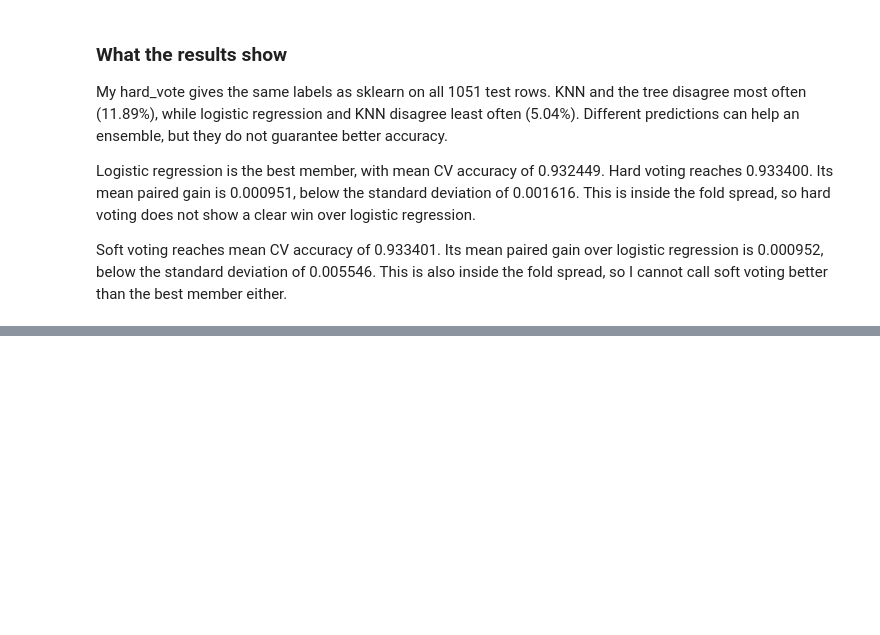
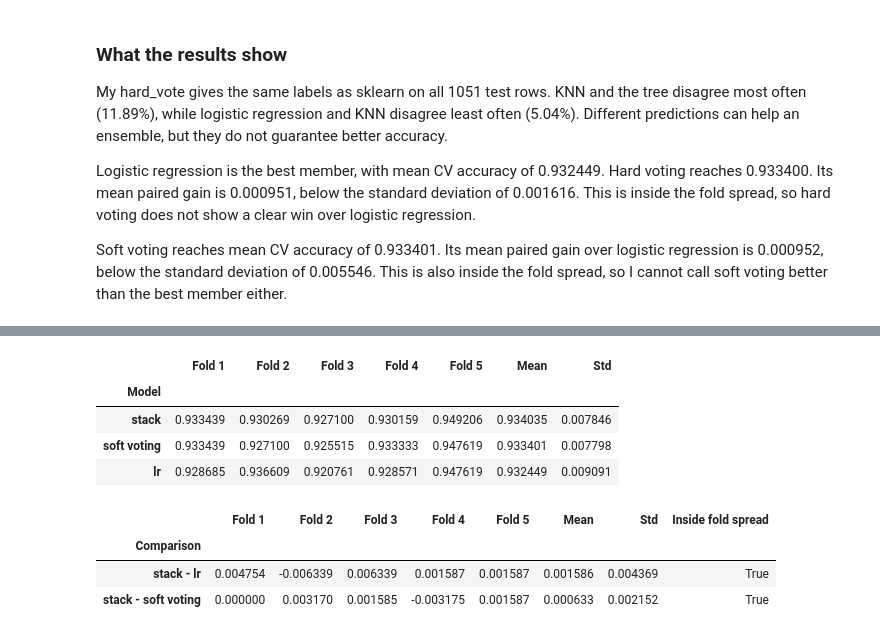
Before and after one commit to ZhalgasB/task-04-ML-course, a Jupyter notebook: bissenbai_task4.ipynb, the cells around one changed output, grey strips where cells are left out. Cells and saved outputs as stored; diff of their text form; code cells hidden in the pictures; blank space fills up the shorter version.

Commit message:
Stacking

```diff
--- a/bissenbai_task4.ipynb
+++ b/bissenbai_task4.ipynb
@@ -574,0 +611,12 @@ Soft voting reaches mean CV accuracy of 0.933401. Its mean paired gain over logi
+# %%
+from sklearn.ensemble import StackingClassifier
+
+stack = StackingClassifier(members, LogisticRegression(), cv=cv).fit(X_train, y_train)
+sklearn_stack_predictions = stack.predict(X_test)
+sklearn_stack_accuracy = stack.score(X_test, y_test)
+coefficient_gap = np.max(np.abs(meta_oof.coef_ - stack.final_estimator_.coef_))
+
+print(f"Largest coefficient difference: {coefficient_gap:.12g}")
+print("Test predictions are identical:", np.array_equal(manual_stack_predictions, sklearn_stack_predictions))
+print(f"Manual stacking test accuracy:  {manual_stack_accuracy:.6f}")
+print(f"Sklearn stacking test accuracy: {sklearn_stack_accuracy:.6f}")
@@ -574,0 +633,15 @@ Soft voting reaches mean CV accuracy of 0.933401. Its mean paired gain over logi
+# %%
+naive_columns = []
+for name, member in members:
+    fitted_member = clone(member).fit(X_train, y_train)
+    naive_columns.append(fitted_member.predict_proba(X_train)[:, 1])
+
+naive_train = np.column_stack(naive_columns)
+meta_naive = LogisticRegression().fit(naive_train, y_train)
+
+coefficient_table = pd.DataFrame({
+    "Member": [name for name, _ in members],
+    "Naive coefficient": meta_naive.coef_[0],
+    "Out-of-fold coefficient": meta_oof.coef_[0],
+}).set_index("Member")
+coefficient_table.round(6)
@@ -574,0 +660,39 @@ Soft voting reaches mean CV accuracy of 0.933401. Its mean paired gain over logi
+# %%
+stacking_models = {"stack": stack, "soft voting": soft_voting, best_member_name: best_member}
+stacking_cv_scores = {}
+stacking_cv_rows = []
+
+for name, model in stacking_models.items():
+    scores = cross_validate(model, X_train, y_train, cv=cv, scoring="accuracy")["test_score"]
+    stacking_cv_scores[name] = scores
+    stacking_cv_rows.append([name, *scores, scores.mean(), scores.std()])
+
+stacking_cv_table = pd.DataFrame(stacking_cv_rows, columns=score_columns).set_index("Model")
+stacking_cv_table.round(6)
+# %% [output]
+|  | Fold 1 | Fold 2 | Fold 3 | Fold 4 | Fold 5 | Mean | Std |
+| Model |  |  |  |  |  |  |  |
+| stack | 0.933439 | 0.930269 | 0.927100 | 0.930159 | 0.949206 | 0.934035 | 0.007846 |
+| soft voting | 0.933439 | 0.927100 | 0.925515 | 0.933333 | 0.947619 | 0.933401 | 0.007798 |
+| lr | 0.928685 | 0.936609 | 0.920761 | 0.928571 | 0.947619 | 0.932449 | 0.009091 |
+# %%
+stacking_difference_rows = []
+stacking_differences = {}
+
+for other in [best_member_name, "soft voting"]:
+    differences = stacking_cv_scores["stack"] - stacking_cv_scores[other]
+    stacking_differences[other] = differences
+    stacking_difference_rows.append([
+        f"stack - {other}", *differences, differences.mean(), differences.std(),
+        abs(differences.mean()) <= differences.std(),
+    ])
+
+stacking_difference_table = pd.DataFrame(
+    stacking_difference_rows, columns=difference_columns
+).set_index("Comparison")
+stacking_difference_table.round(6)
+# %% [output]
+|  | Fold 1 | Fold 2 | Fold 3 | Fold 4 | Fold 5 | Mean | Std | Inside fold spread |
+| Comparison |  |  |  |  |  |  |  |  |
+| stack - lr | 0.004754 | -0.006339 | 0.006339 | 0.001587 | 0.001587 | 0.001586 | 0.004369 | True |
+| stack - soft voting | 0.000000 | 0.003170 | 0.001585 | -0.003175 | 0.001587 | 0.000633 | 0.002152 | True |
```
Also changed, not shown: parts of 8 cells of this notebook.
